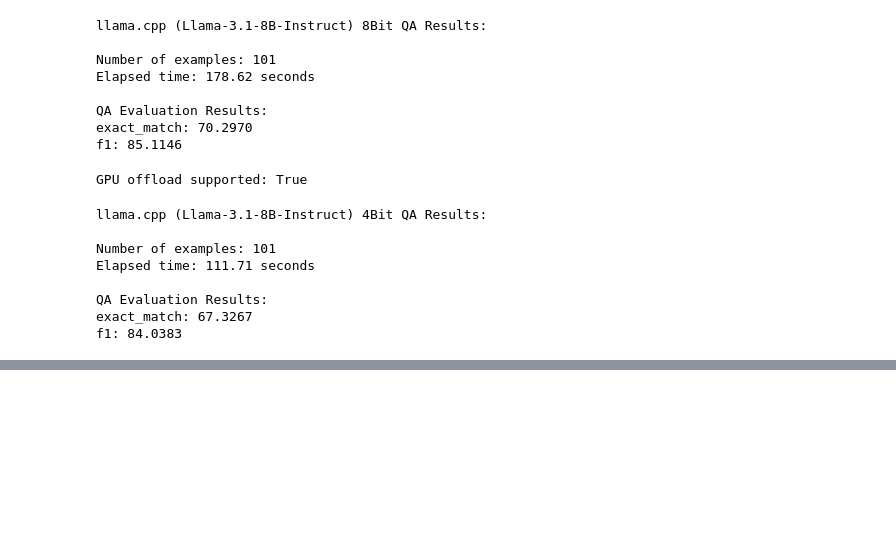
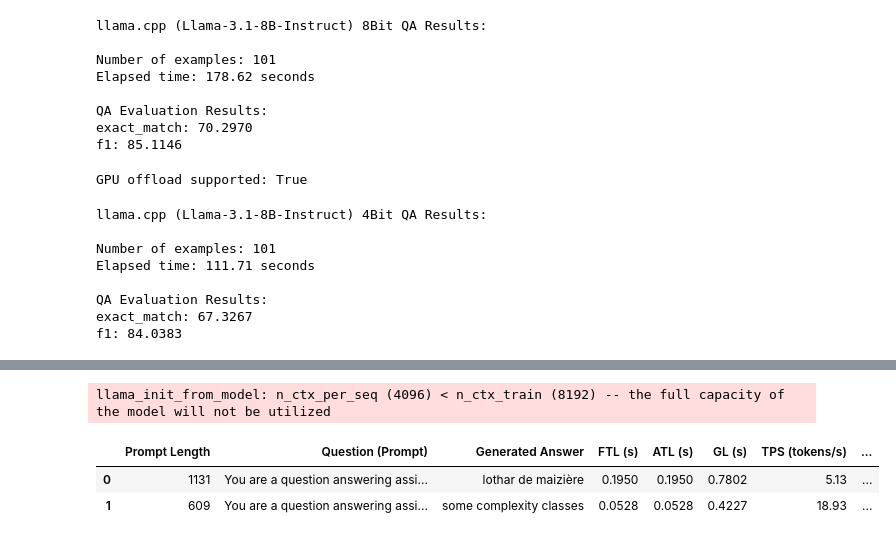
Before and after one commit to slinusc/fast_llm_inference, a Jupyter notebook: llama_cpp.ipynb, the cells around one changed output, grey strips where cells are left out. Cells and saved outputs as stored; diff of their text form; code cells hidden in the pictures; blank space fills up the shorter version.

Commit message:
modified benchmark

```diff
--- a/llama_cpp.ipynb
+++ b/llama_cpp.ipynb
@@ -728,0 +822,27 @@ df
+# %%
+from benchmark.benchmark import ModelBenchmark
+import os
+
+model_name = "llama-3.1-8B-Instruct-Q8_0"
+
+llama_model_path = f"/home/ubuntu/fast_llm_inference/llama-3.1-8B-Instruct-gguf/{model_name}.gguf"
+
+benchmark = ModelBenchmark(
+    backend="llama.cpp",
+    llama_model_path=llama_model_path,
+    llama_gpu_layers=-1,
+    max_tokens=10,
+    model_size= os.path.getsize(llama_model_path) / 1e6, # in MB
+)
+
+results = benchmark.benchmark([qa_prompt(i) for i in questions_with_answers])
+
+results["Generated Answer"] = results["Generated Answer"].apply(lambda x: clean_prediction(x))
+# %% [output]
+llama_init_from_model: n_ctx_per_seq (4096) < n_ctx_train (8192) -- the full capacity of the model will not be utilized
+# %%
+results.head(2)
+# %% [output]
+|  | Prompt Length | Question (Prompt) | Generated Answer | FTL (s) | ATL (s) | GL (s) | TPS (tokens/s) | ... |
+| 0 | 1131 | You are a question answering assi... | lothar de maizière | 0.1950 | 0.1950 | 0.7802 | 5.13 | ... |
+| 1 | 609 | You are a question answering assi... | some complexity classes | 0.0528 | 0.0528 | 0.4227 | 18.93 | ... |
```
Also changed, not shown: parts of 10 cells of this notebook, 3 other files.
